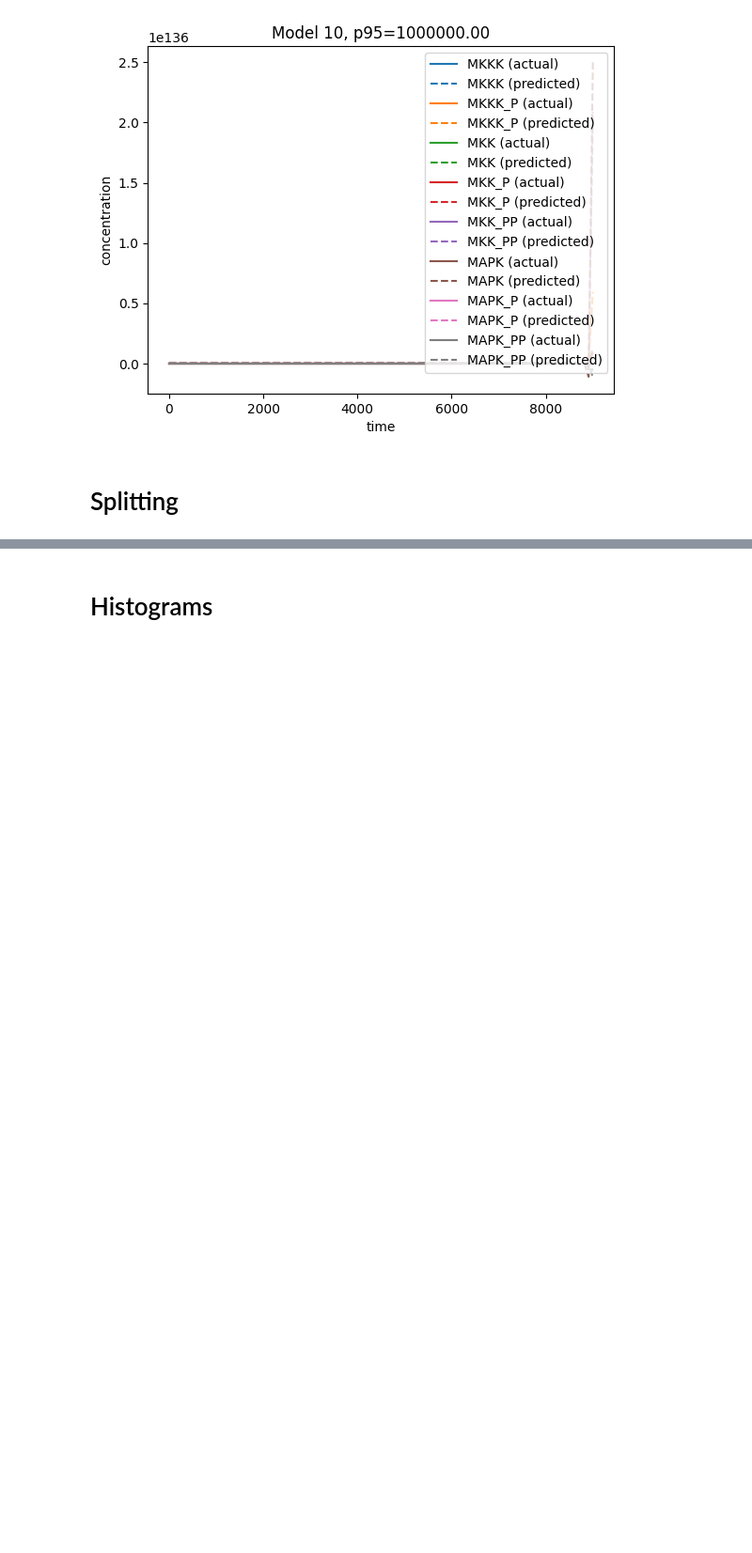
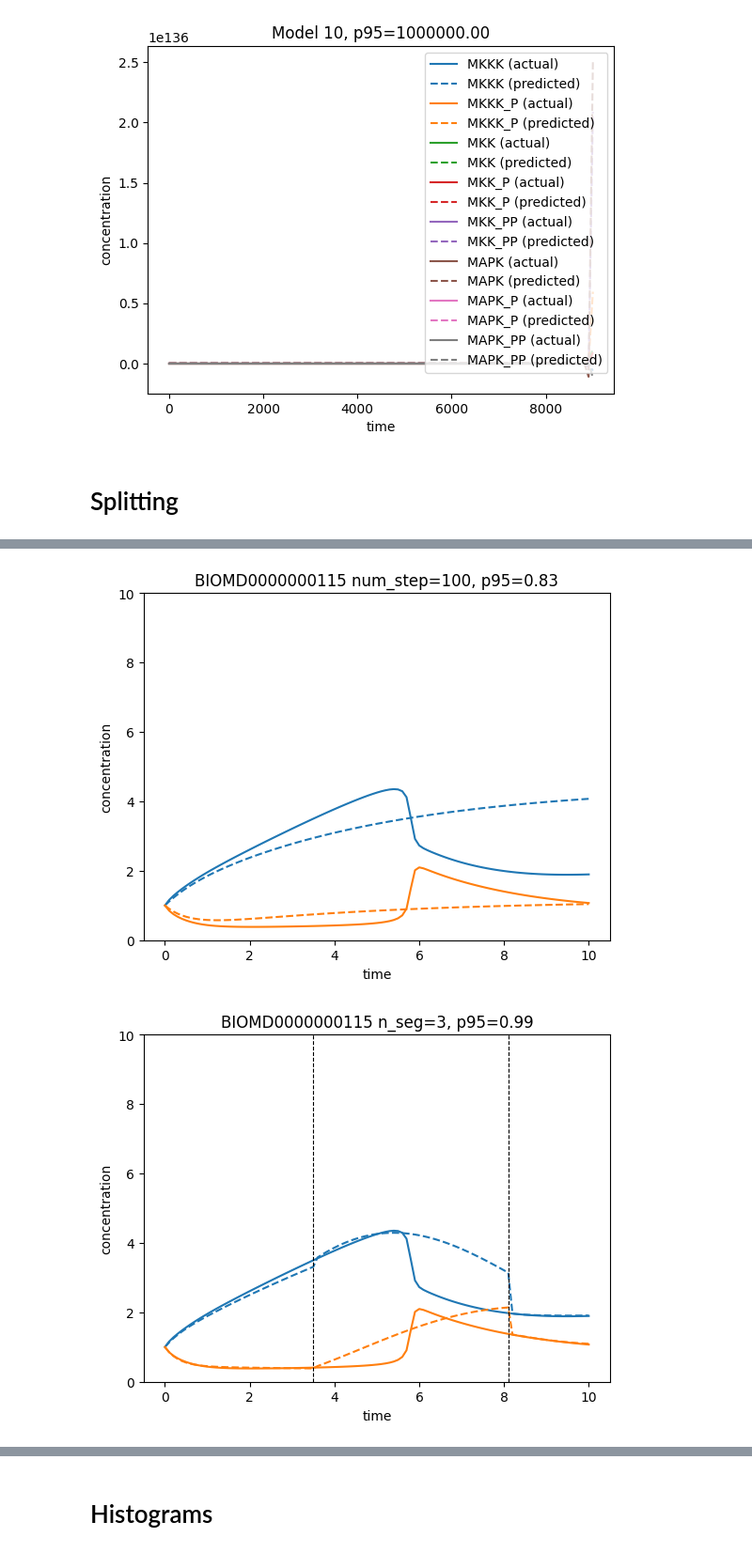
Before and after one commit to ModelEngineering/model_linearity_analysis, a Jupyter notebook: notebooks/score_analysis.ipynb, the cells around one changed output, grey strips where cells are left out. Shown at 94% size. Drawn from its saved outputs; the diff is of its cells as text; code cells hidden in the pictures; blank space fills up the shorter version.

```diff
--- a/notebooks/score_analysis.ipynb
+++ b/notebooks/score_analysis.ipynb
@@ -139,0 +85,5 @@ ipdb>  c
+# %%
+evaluateMlp(115, num_split=2, ylim=[0, 10], legend=False)
+# %% [output]
+[figure, added]
+[figure, added]
```
Also changed, not shown: parts of 13 cells of this notebook, 3 other files.
